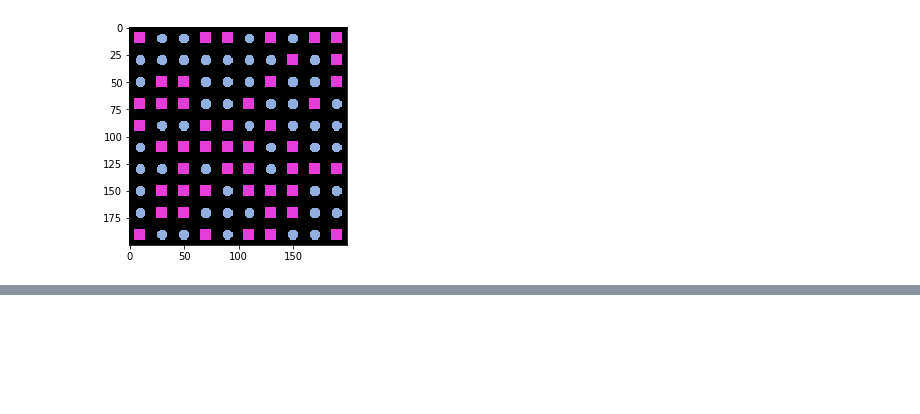
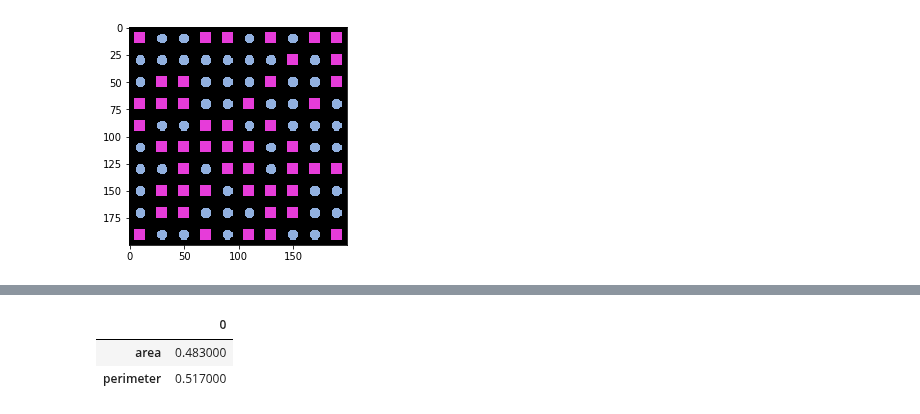
Before and after one commit to haesleinhuepf/apoc, a Jupyter notebook: demo/table_row_classification.ipynb, the cells around one changed output, grey strips where cells are left out. Drawn from its saved outputs; the diff is of its cells as text; code cells hidden in the pictures; blank space fills up the shorter version.

```diff
--- a/demo/table_row_classification.ipynb
+++ b/demo/table_row_classification.ipynb
@@ -81,0 +119,9 @@ cle.imshow(shape_image, labels=True)
+# %%
+classifier.train(pd.DataFrame(measurements_training)[["area", "perimeter"]], ground_truth_training)
+shares, counts = classifier.statistics()
+df = pd.DataFrame(shares).T
+df.style.pipe(colorize)
+# %% [output]
+|  | 0 |
+| area | 0.483000 |
+| perimeter | 0.517000 |
```
Also changed, not shown: parts of 14 cells of this notebook, 5 other files.
